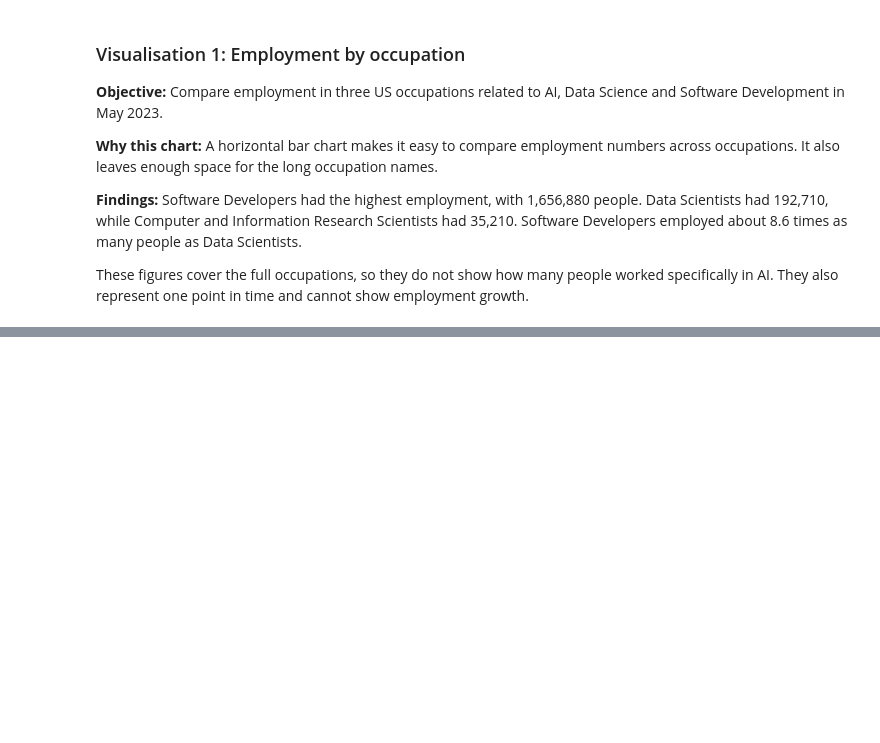
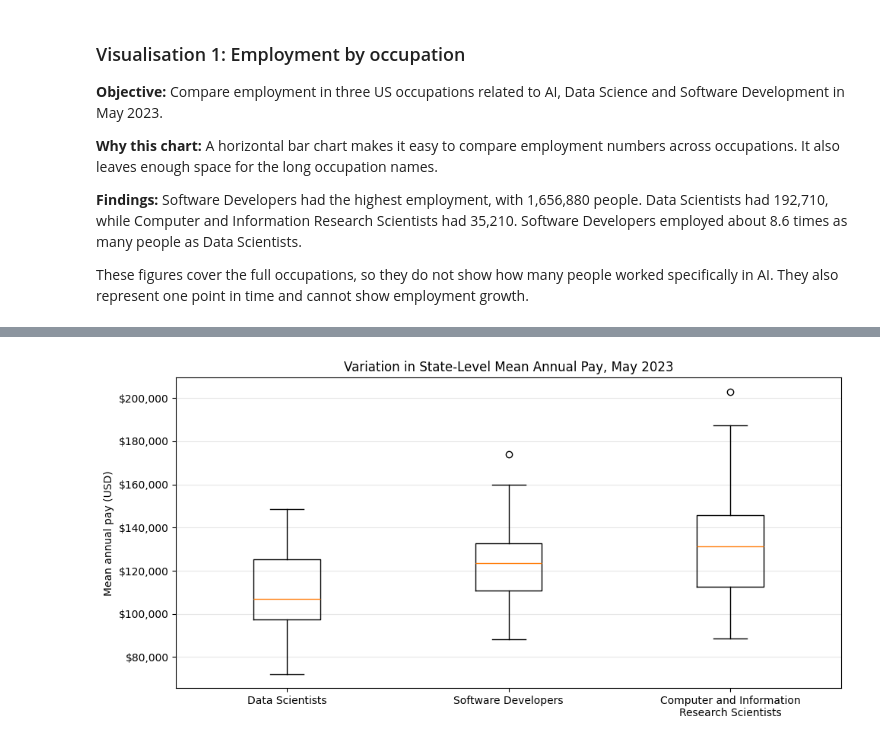
Before and after one commit to 2022245/ai-employment-analysis., a Jupyter notebook: 1_AI_Employment_Analysis.ipynb, the cells around one changed output, grey strips where cells are left out. Cells and saved outputs as stored; diff of their text form; code cells hidden in the pictures; blank space fills up the shorter version.

Commit message:
Add state level pay box plot and explanation

```diff
--- a/1_AI_Employment_Analysis.ipynb
+++ b/1_AI_Employment_Analysis.ipynb
@@ -114,3 +116,20 @@ plt.show()
 **Findings:** Software Developers had the highest employment, with 1,656,880 people. Data Scientists had 192,710, while Computer and Information Research Scientists had 35,210. Software Developers employed about 8.6 times as many people as Data Scientists.
 
 These figures cover the full occupations, so they do not show how many people worked specifically in AI. They also represent one point in time and cannot show employment growth.
+# %%
+states = df[
+    (df["AREA_TYPE"] == 2) &
+    (df["NAICS"].astype(str) == "000000") &
+    (df["OWN_CODE"].astype(str) == "1235") &
+    (df["O_GROUP"] == "detailed") &
+    (df["OCC_TITLE"].isin(occupations))
+].copy()
+
+for column in ["TOT_EMP", "A_MEAN"]:
+    states[column] = pd.to_numeric(states[column], errors="coerce")
+
+print("Rows per occupation:")
+print(states.groupby("OCC_TITLE").size())
+
+print("\nMissing values:")
+print(states[["TOT_EMP", "A_MEAN"]].isna().sum())
@@ -116,0 +148,26 @@ These figures cover the full occupations, so they do not show how many people wo
+# %%
+pay_data = [
+    states.loc[states["OCC_TITLE"] == occupation, "A_MEAN"].dropna()
+    for occupation in occupations
+]
+
+labels = [
+    "Data Scientists",
+    "Software Developers",
+    "Computer and Information\nResearch Scientists"
+]
+
+fig, ax = plt.subplots(figsize=(10, 5))
+
+ax.boxplot(pay_data)
+ax.set_xticks([1, 2, 3])
+ax.set_xticklabels(labels)
+ax.set_title("Variation in State-Level Mean Annual Pay, May 2023")
+ax.set_ylabel("Mean annual pay (USD)")
+ax.yaxis.set_major_formatter(StrMethodFormatter("${x:,.0f}"))
+ax.grid(axis="y", alpha=0.3)
+
+plt.tight_layout()
+plt.show()
+# %% [output]
+[figure, added]
```
Also changed, not shown: parts of 3 cells of this notebook.
